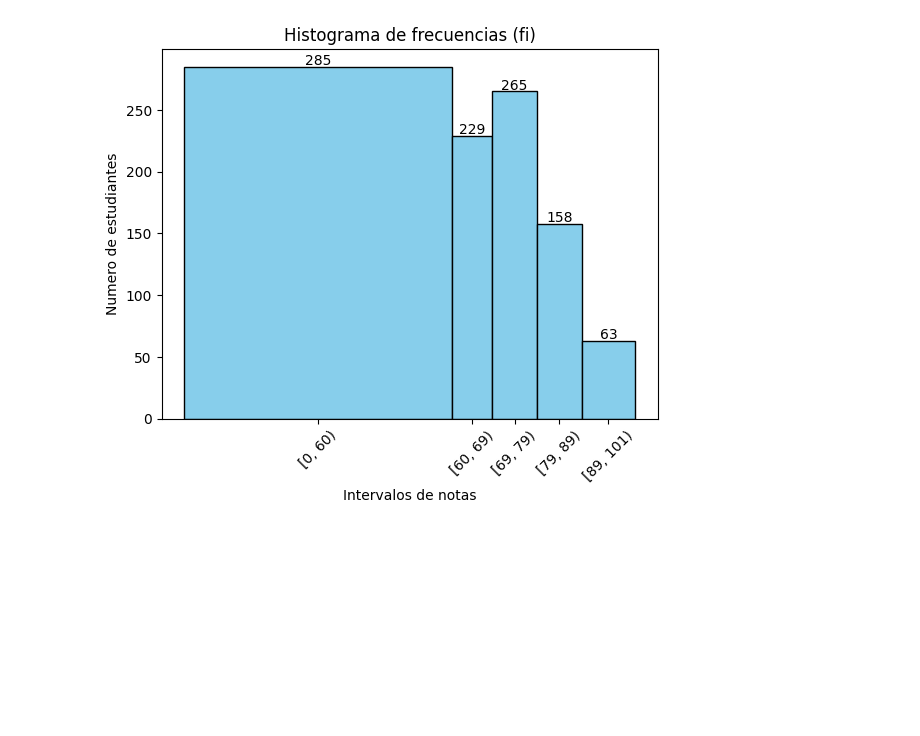
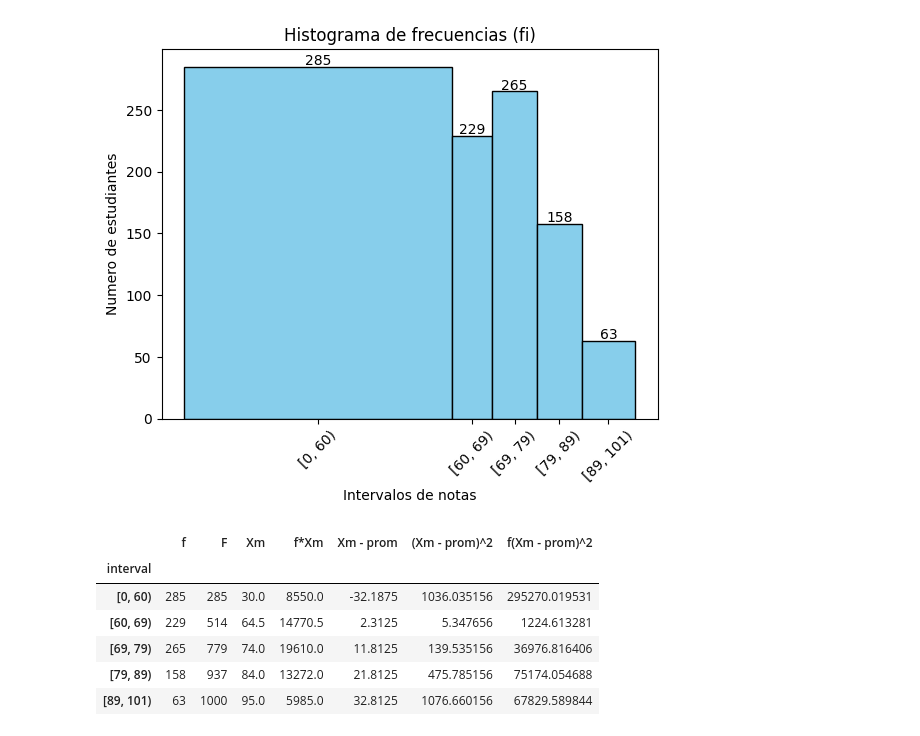
Before and after one commit to bernacode/Learning-DataScience, a Jupyter notebook: 04_proyectos/analisis_estudiantes.ipynb, the cells around one changed output. Cells and saved outputs as stored; diff of their text form; code cells hidden in the pictures; blank space fills up the shorter version.

```diff
--- a/04_proyectos/analisis_estudiantes.ipynb
+++ b/04_proyectos/analisis_estudiantes.ipynb
@@ -107,3 +107,32 @@ plt.ylabel("Numero de estudiantes")
 plt.show()
 # %% [output]
 [figure]
+# %%
+
+# Calculo de Varianza
+
+Analysis_Table = df["interval"].value_counts(sort=False).rename("f")
+Analysis_Table = pd.DataFrame(Analysis_Table)
+
+Analysis_Table["F"] = frequency_table["F"]
+Analysis_Table["Xm"] = frequency_table["xi"]
+
+Xm = Analysis_Table["Xm"].to_numpy()
+N = np.sum(fi)
+prom = np.sum(fi * Xm) / N
+
+# Creacion de la tabla:
+Analysis_Table["f*Xm"] = fi * Xm
+Analysis_Table["Xm - prom"] = Xm - prom
+Analysis_Table["(Xm - prom)^2"] =  Analysis_Table["Xm - prom"]**2
+Analysis_Table["f(Xm - prom)^2"]  = Analysis_Table["(Xm - prom)^2"] * Analysis_Table["f"]
+
+Analysis_Table
+# %% [output]
+|  | f | F | Xm | f*Xm | Xm - prom | (Xm - prom)^2 | f(Xm - prom)^2 |
+| interval |  |  |  |  |  |  |  |
+| [0, 60) | 285 | 285 | 30.0 | 8550.0 | -32.1875 | 1036.035156 | 295270.019531 |
+| [60, 69) | 229 | 514 | 64.5 | 14770.5 | 2.3125 | 5.347656 | 1224.613281 |
+| [69, 79) | 265 | 779 | 74.0 | 19610.0 | 11.8125 | 139.535156 | 36976.816406 |
+| [79, 89) | 158 | 937 | 84.0 | 13272.0 | 21.8125 | 475.785156 | 75174.054688 |
+| [89, 101) | 63 | 1000 | 95.0 | 5985.0 | 32.8125 | 1076.660156 | 67829.589844 |
```
Also changed, not shown: parts of 4 cells of this notebook.
